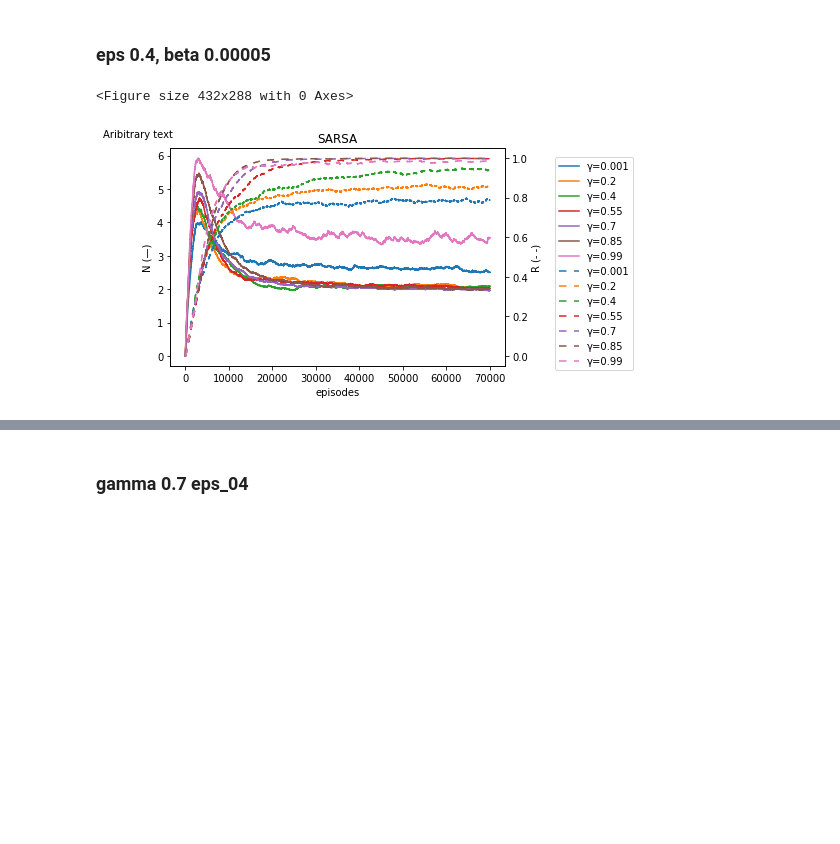
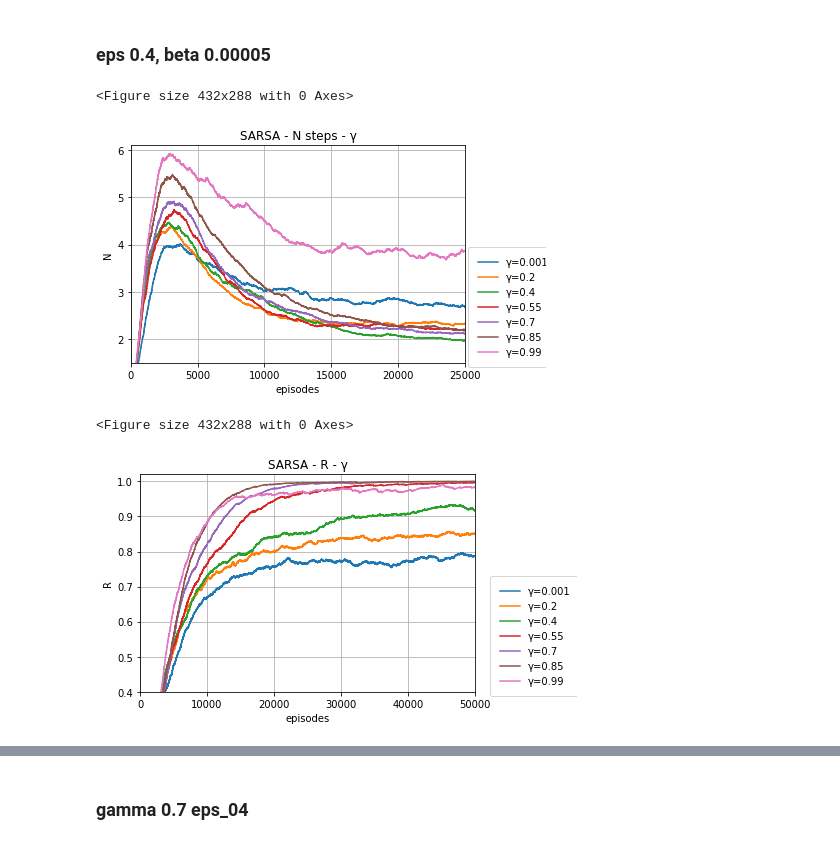
Before and after one commit to JunTu-XD/RL-Checkmate, a Jupyter notebook: data/plotting2.ipynb, the cells around one changed output, grey strips where cells are left out. Cells and saved outputs as stored; diff of their text form; code cells hidden in the pictures; blank space fills up the shorter version.

```diff
--- a/data/plotting2.ipynb
+++ b/data/plotting2.ipynb
@@ -190,39 +190,68 @@ from data_gamma_07_eps_04_beta_30000 import *
 # %%
 new_figure()
 
 fig, ax  = plt.subplots()
-plt.title("SARSA")
+plt.title("SARSA - N steps - γ")
 ax.set_xlabel("episodes")
-ax.set_ylabel("N (—)")
-ax2 = ax.twinx()
-ax2.set_ylabel("R (- -)")
+ax.set_ylabel("N")
 
 ax.plot(eps_04_g_001_s_x_ema, eps_04_g_001_s_n_ema, label="γ=0.001")
 ax.plot(eps_04_g_02_s_x_ema, eps_04_g_02_s_n_ema, label="γ=0.2")
 ax.plot(eps_04_g_040_s_x_ema, eps_04_g_040_s_n_ema, label="γ=0.4")
 ax.plot(eps_04_g_055_s_x_ema, eps_04_g_055_s_n_ema, label="γ=0.55")
 ax.plot(eps_04_g_07_s_x_ema, eps_04_g_07_s_n_ema, label="γ=0.7")
 ax.plot(eps_04_g_85_s_x_ema, eps_04_g_85_s_n_ema, label="γ=0.85")
 ax.plot(eps_04_g_99_s_x_ema, eps_04_g_99_s_n_ema, label="γ=0.99")
+ax.set_ylim((1.5, 6.1))
+ax.set_xlim((0,25000))
+ax.grid('on')
 
-ax2.plot(eps_04_g_001_s_x_ema, eps_04_g_001_s_r_ema, label="γ=0.001", linestyle=line_style)
-ax2.plot(eps_04_g_02_s_x_ema, eps_04_g_02_s_r_ema, label="γ=0.2", linestyle=line_style)
-ax2.plot(eps_04_g_040_s_x_ema, eps_04_g_040_s_r_ema, label="γ=0.4", linestyle=line_style)
-ax2.plot(eps_04_g_055_s_x_ema, eps_04_g_055_s_r_ema, label="γ=0.55", linestyle=line_style)
-ax2.plot(eps_04_g_07_s_x_ema, eps_04_g_07_s_r_ema, label="γ=0.7", linestyle=line_style)
-ax2.plot(eps_04_g_85_s_x_ema, eps_04_g_85_s_r_ema, label="γ=0.85", linestyle=line_style)
-ax2.plot(eps_04_g_99_s_x_ema, eps_04_g_99_s_r_ema, label="γ=0.99", linestyle=line_style)
+# ax2 = ax
+# ax2.set_ylabel("R (- -)")
+# ax2.plot(eps_04_g_001_s_x_ema, eps_04_g_001_s_r_ema, label="γ=0.001", linestyle=line_style)
+# ax2.plot(eps_04_g_02_s_x_ema, eps_04_g_02_s_r_ema, label="γ=0.2", linestyle=line_style)
+# ax2.plot(eps_04_g_040_s_x_ema, eps_04_g_040_s_r_ema, label="γ=0.4", linestyle=line_style)
+# ax2.plot(eps_04_g_055_s_x_ema, eps_04_g_055_s_r_ema, label="γ=0.55", linestyle=line_style)
+# ax2.plot(eps_04_g_07_s_x_ema, eps_04_g_07_s_r_ema, label="γ=0.7", linestyle=line_style)
+# ax2.plot(eps_04_g_85_s_x_ema, eps_04_g_85_s_r_ema, label="γ=0.85", linestyle=line_style)
+# ax2.plot(eps_04_g_99_s_x_ema, eps_04_g_99_s_r_ema, label="γ=0.99", linestyle=line_style)
+ax.plot()
+bbox_to_anchor=(0.85,0.1)
+lgd = fig.legend(loc=loc, bbox_to_anchor=bbox_to_anchor, borderpad=1)
+text = fig.text(-0.2,1.05, "", transform=ax.transAxes)
+plt.show()
+fig.savefig("SARSA-γ_n_peak.jpg",bbox_extra_artists=(lgd,text), bbox_inches='tight', dpi=200)
 
+##########################################
+new_figure()
+fig2, ax2  = plt.subplots()
+plt.title("SARSA - R - γ")
+ax2.set_xlabel("episodes")
+ax2.set_ylabel("R")
 
-ax.plot()
-lgd = fig.legend(loc=loc, bbox_to_anchor=bbox_to_anchor)
-text = fig.text(-0.2,1.05, "Aribitrary text", transform=ax.transAxes)
+ax2.grid('on')
+ax2.set_ylabel("R")
+ax2.plot(eps_04_g_001_s_x_ema, eps_04_g_001_s_r_ema, label="γ=0.001")
+ax2.plot(eps_04_g_02_s_x_ema, eps_04_g_02_s_r_ema, label="γ=0.2")
+ax2.plot(eps_04_g_040_s_x_ema, eps_04_g_040_s_r_ema, label="γ=0.4")
+ax2.plot(eps_04_g_055_s_x_ema, eps_04_g_055_s_r_ema, label="γ=0.55")
+ax2.plot(eps_04_g_07_s_x_ema, eps_04_g_07_s_r_ema, label="γ=0.7")
+ax2.plot(eps_04_g_85_s_x_ema, eps_04_g_85_s_r_ema, label="γ=0.85")
+ax2.plot(eps_04_g_99_s_x_ema, eps_04_g_99_s_r_ema, label="γ=0.99")
+ax2.plot()
+
+ax2.set_ylim((0.4, 1.02))
+ax2.set_xlim((0,50000))
+bbox_to_anchor = (0.9,0.1)
+lgd = fig2.legend(loc=loc, bbox_to_anchor=bbox_to_anchor, borderpad=1)
+text = fig2.text(-0.2,1.05, "", transform=ax.transAxes)
 plt.show()
-
-fig.savefig("SARSA-γ.jpg",bbox_extra_artists=(lgd,text), bbox_inches='tight')
+fig2.savefig("SARSA-γ_r_peak.jpg",bbox_extra_artists=(lgd,text), bbox_inches='tight', dpi=200)
 # %% [output]
 <Figure size 432x288 with 0 Axes>
-[figure, old version]
+[figure, new version]
+<Figure size 432x288 with 0 Axes>
+[figure, added]
 # %%
 new_figure()
 
```
Also changed, not shown: parts of 6 cells of this notebook.
